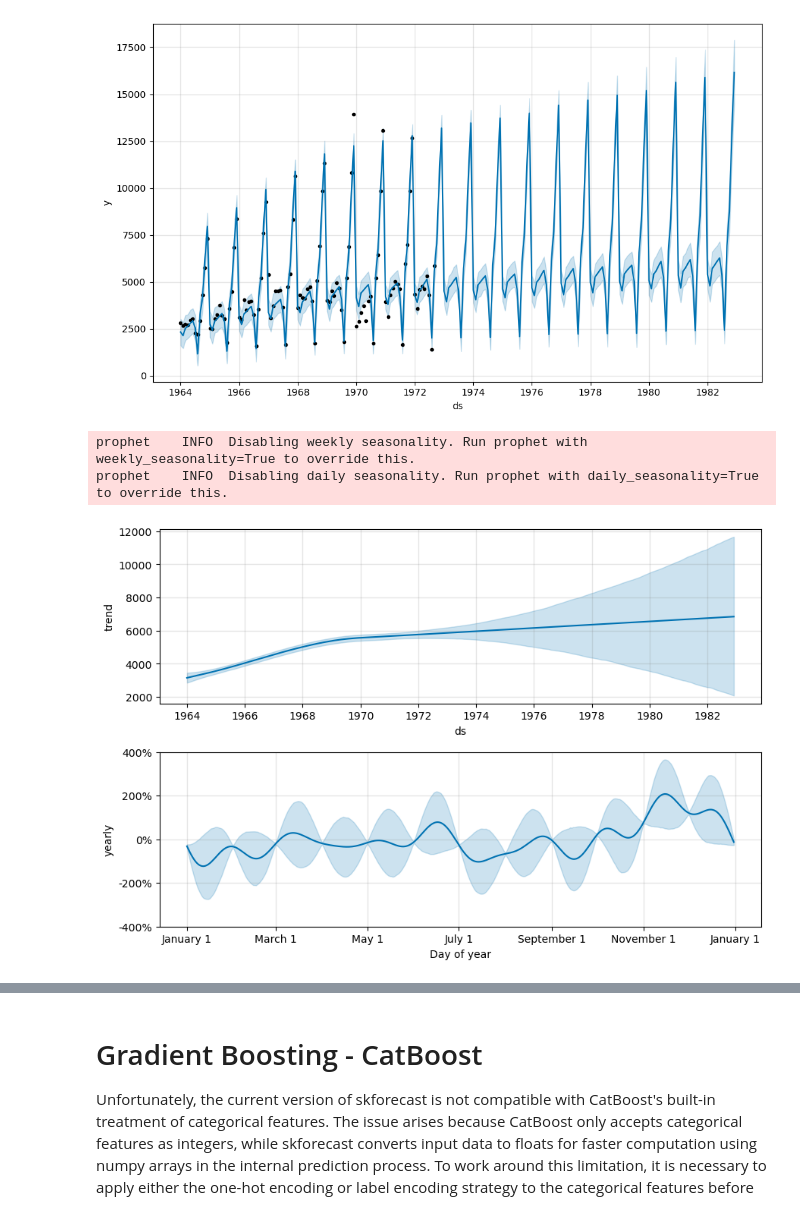
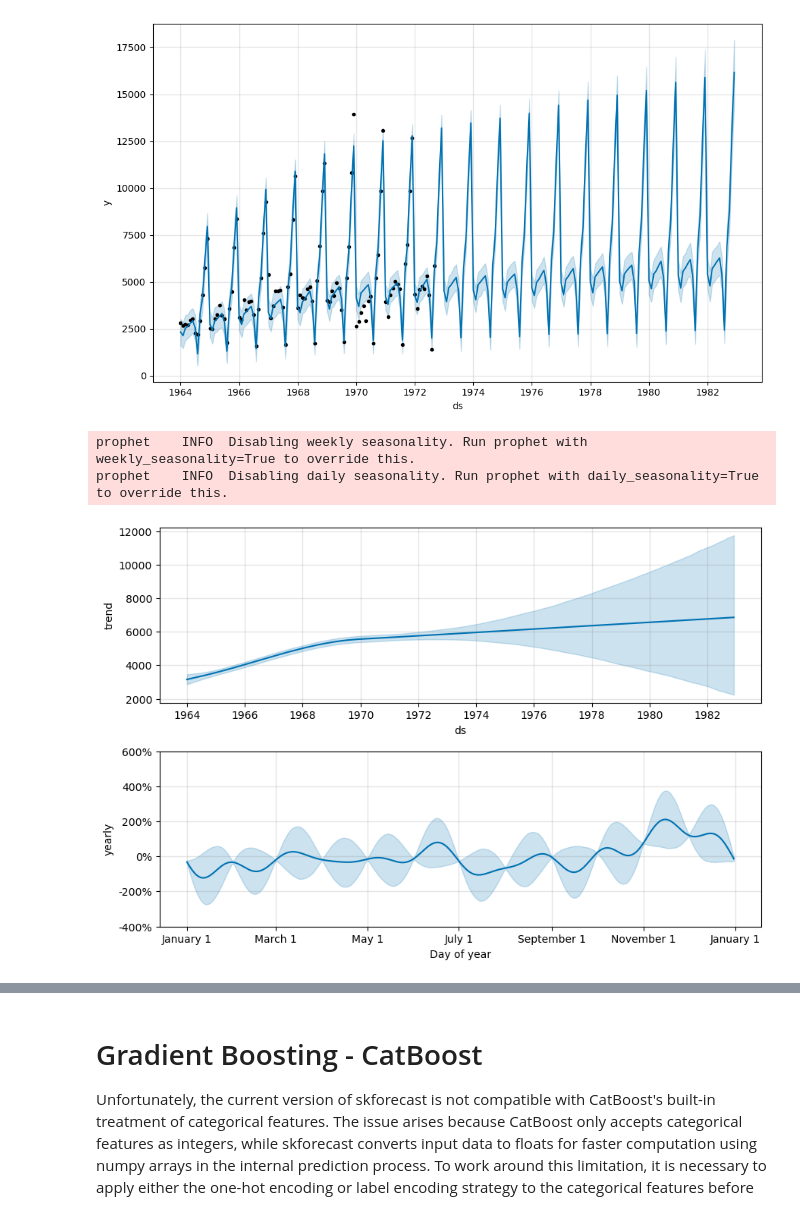
Before and after one commit to celik-muhammed/DL_Deploy_Time_Series-Product-Sales-Project, a Jupyter notebook: ml_time_series_deploy_product_sales_prediction_v1.ipynb, the cells around one changed output, grey strips where cells are left out. Saved outputs shown, nothing was run; the diff lists cells and outputs as text; code cells hidden in the pictures.

```diff
--- a/ml_time_series_deploy_product_sales_prediction_v1.ipynb
+++ b/ml_time_series_deploy_product_sales_prediction_v1.ipynb
@@ -904,7 +934,14 @@ Freq: MS, Name: Sales, dtype: float64
 # pmdarima framework automatically hepls you find out the best suited parameters for your model
 # Fit your ARIMA(p, d, q)(P, D, Q)[s],
 # The period for seasonal differencing, ``m`` refers to the number of periods in each season.
-model = pm.auto_arima(train, m=12, maxiter=100, trace=True, suppress_warnings=True)
+# Fit a simple auto_arima model
+model = pm.auto_arima(y=train, X=None,
+                      start_p=2, d=None, start_q=2, max_p=5, max_d=2, max_q=5,
+                      start_P=1, D=None, start_Q=1, max_P=2, max_D=1, max_Q=2,
+                      max_order=5, m=12, seasonal=True, stationary=False, information_criterion='aic',
+                      maxiter=100, scoring='mse', trace=True,
+                      error_action='ignore')
+
 
 # display(model.summary())
 print('\nAIC:', model.aic(), '\nBIC:', model.bic(), '\nHQIC:', model.hqic())
@@ -1354,11 +1403,11 @@ fig = m.plot(forecast)
 [figure]
 # %%
 m        = Prophet(growth='linear', seasonality_mode='multiplicative',
-                   mcmc_samples=1000).fit(df, show_progress=False, show_console=False)
+                   mcmc_samples=2500).fit(df, show_progress=False, show_console=False)
 forecast = m.predict(future)
 fig      = m.plot_components(forecast)
 # %% [output]
 prophet    INFO  Disabling weekly seasonality. Run prophet with weekly_seasonality=True to override this.
 prophet    INFO  Disabling daily seasonality. Run prophet with daily_seasonality=True to override this.
-[figure, old version]
+[figure, new version]
 # %%
```
Also changed, not shown: parts of 22 cells of this notebook, 1 other file.
